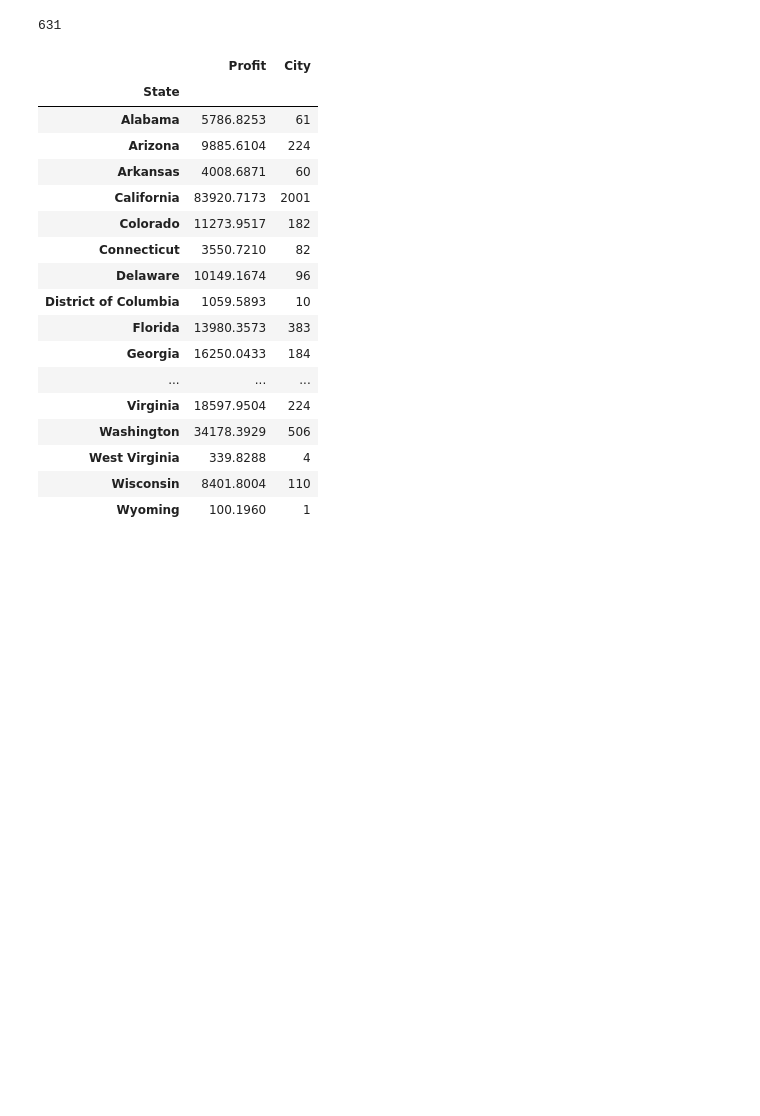
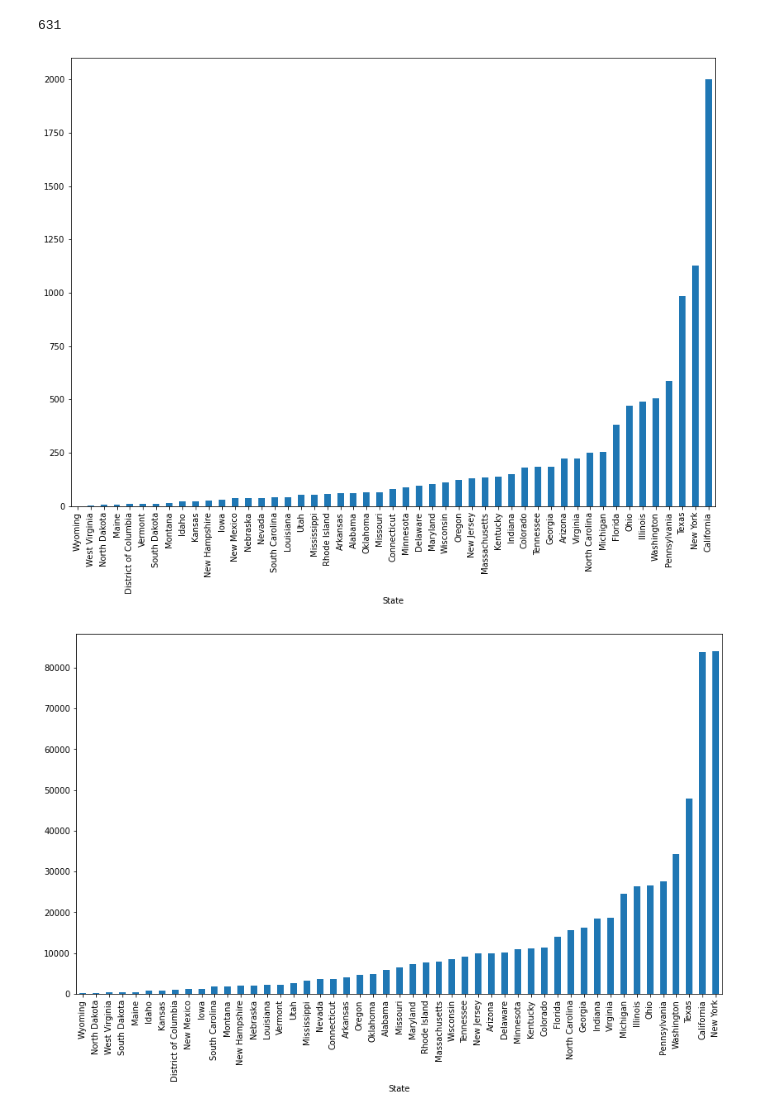
Before and after one commit to dikshantsharma12/The-Sparks-Foundation-Assignments, a Jupyter notebook: Task3 EDA Retail.ipynb, the cells around one changed output. Saved outputs shown, nothing was run; the diff lists cells and outputs as text; code cells hidden in the pictures; blank space fills up the shorter version.

```diff
--- a/Task3 EDA Retail.ipynb
+++ b/Task3 EDA Retail.ipynb
@@ -122,7 +122,10 @@ len(df["Postal Code"].unique())
 # %% [output]
 631
 # %%
-# df.groupby("State")["City"].count().plot(kind="bar",figsize=(14,10))
-
-# df.groupby("State")["Profit"].sum().plot(kind="bar",figsize=(14,8))
-# plt.show()
+df.groupby("State")["City"].count().sort_values().plot(kind="bar",figsize=(14,10))
+plt.show()
+df.groupby("State")["Profit"].sum().sort_values().plot(kind="bar",figsize=(14,8))
+plt.show()
+# %% [output]
+[figure, added]
+[figure, added]
@@ -136,22 +131,0 @@ index=profit.index
-# %%
-cityprofit=pd.concat([profit,city],axis=1)
-cityprofit
-# %% [output]
-|  | Profit | City |
-| State |  |  |
-| Alabama | 5786.8253 | 61 |
-| Arizona | 9885.6104 | 224 |
-| Arkansas | 4008.6871 | 60 |
-| California | 83920.7173 | 2001 |
-| Colorado | 11273.9517 | 182 |
-| Connecticut | 3550.7210 | 82 |
-| Delaware | 10149.1674 | 96 |
-| District of Columbia | 1059.5893 | 10 |
-| Florida | 13980.3573 | 383 |
-| Georgia | 16250.0433 | 184 |
-| ... | ... | ... |
-| Virginia | 18597.9504 | 224 |
-| Washington | 34178.3929 | 506 |
-| West Virginia | 339.8288 | 4 |
-| Wisconsin | 8401.8004 | 110 |
-| Wyoming | 100.1960 | 1 |
```
Also changed, not shown: parts of 17 cells of this notebook, 4 other files.
